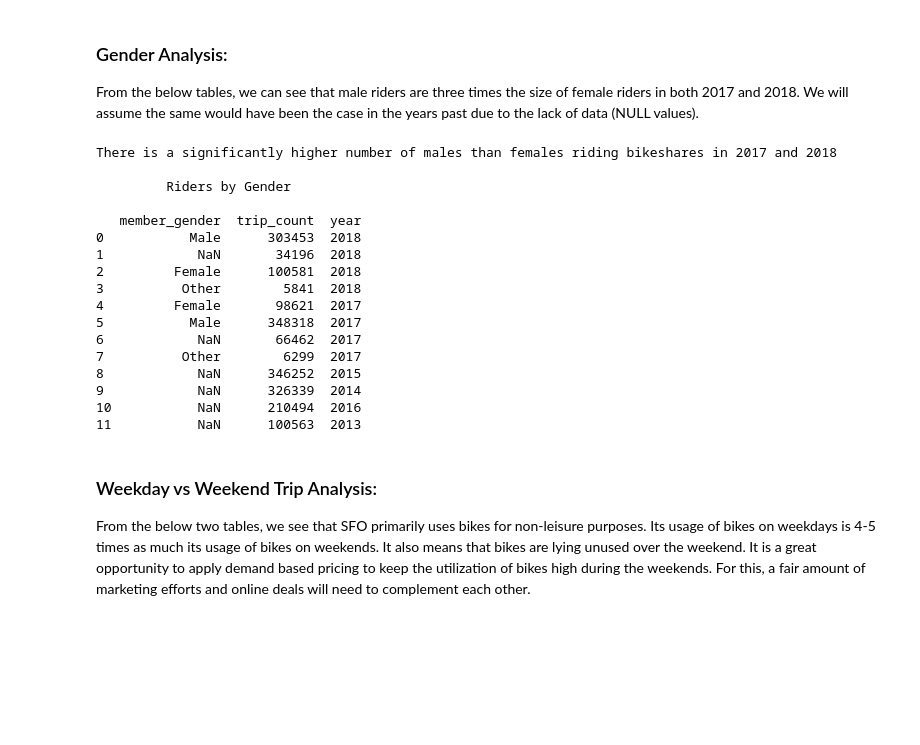
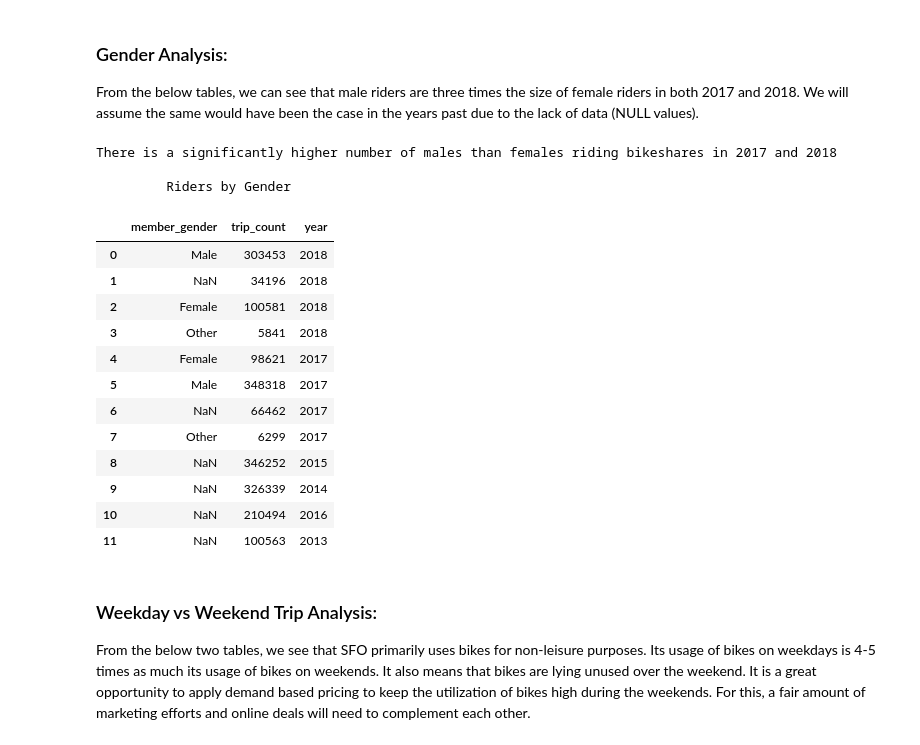
Before and after one commit to KOlenja721/BigQuery, a Jupyter notebook: AnandEyunni.ipynb, the cells around one changed output. Cells and saved outputs as stored; diff of their text form; code cells hidden in the pictures; blank space fills up the shorter version.

```diff
--- a/AnandEyunni.ipynb
+++ b/AnandEyunni.ipynb
@@ -162,26 +156,25 @@ From the below tables, we can see that male riders are three times the size of f
 # %%
 segment_gender = pd.read_csv("gender.csv")
 print('There is a significantly higher number of males than females riding bikeshares in 2017 and 2018')
 print('\n\t Riders by Gender\n  ')
-print(segment_gender)
+segment_gender
 # %% [output]
 There is a significantly higher number of males than females riding bikeshares in 2017 and 2018
 
          Riders by Gender
-
-   member_gender  trip_count  year
-0           Male      303453  2018
-1            NaN       34196  2018
-2         Female      100581  2018
-3          Other        5841  2018
-4         Female       98621  2017
-5           Male      348318  2017
-6            NaN       66462  2017
-7          Other        6299  2017
-8            NaN      346252  2015
-9            NaN      326339  2014
-10           NaN      210494  2016
-11           NaN      100563  2013
+|  | member_gender | trip_count | year |
+| 0 | Male | 303453 | 2018 |
+| 1 | NaN | 34196 | 2018 |
+| 2 | Female | 100581 | 2018 |
+| 3 | Other | 5841 | 2018 |
+| 4 | Female | 98621 | 2017 |
+| 5 | Male | 348318 | 2017 |
+| 6 | NaN | 66462 | 2017 |
+| 7 | Other | 6299 | 2017 |
+| 8 | NaN | 346252 | 2015 |
+| 9 | NaN | 326339 | 2014 |
+| 10 | NaN | 210494 | 2016 |
+| 11 | NaN | 100563 | 2013 |
 # %% [markdown]
 ### Weekday vs Weekend Trip Analysis:
 From the below two tables, we see that SFO primarily uses bikes for non-leisure purposes. Its usage of bikes on weekdays is 4-5 times as much its usage of bikes on weekends. It also means that bikes are lying unused over the weekend. It is a great opportunity to apply demand based pricing to keep the utilization of bikes high during the weekends. For this, a fair amount of marketing efforts and online deals will need to complement each other.
```
Also changed, not shown: parts of 8 cells of this notebook, 8 other files.
